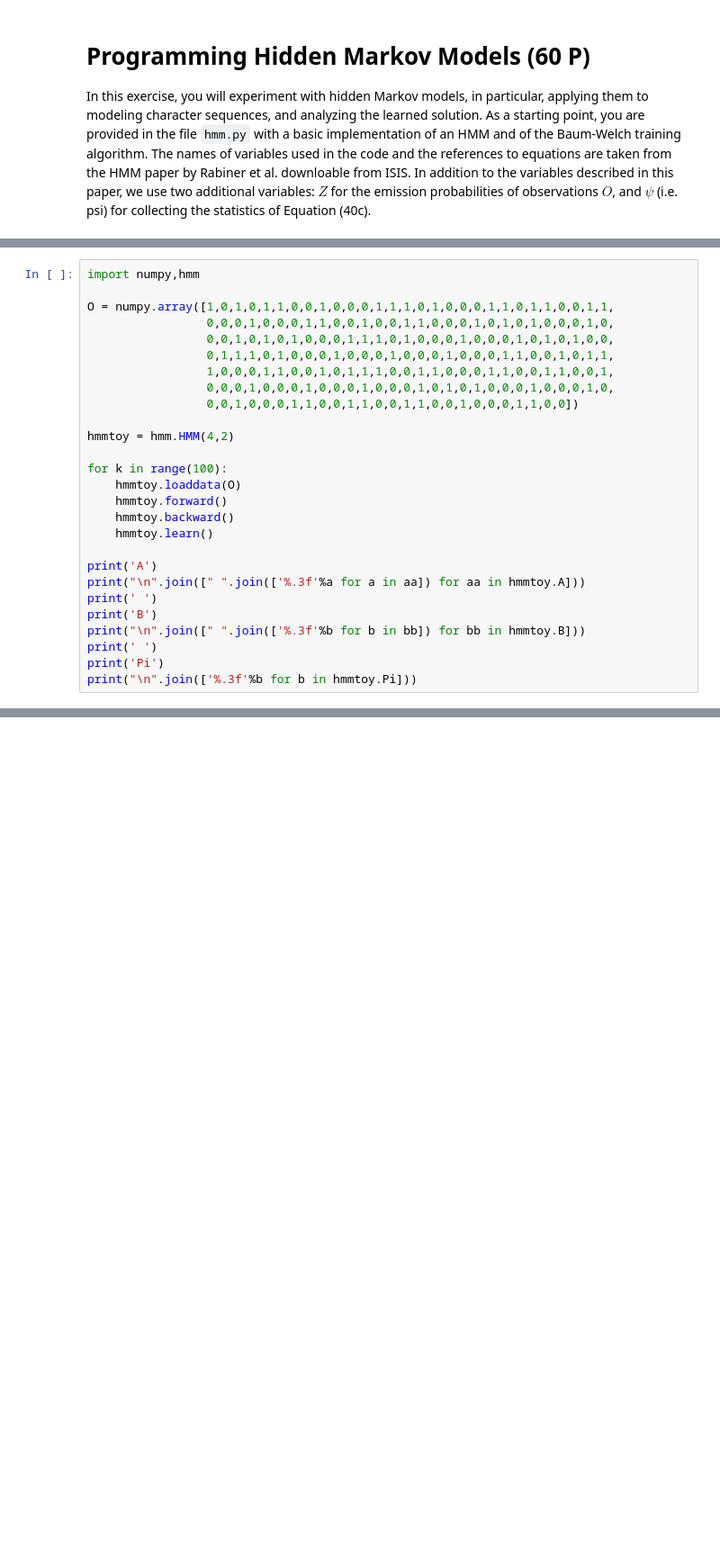
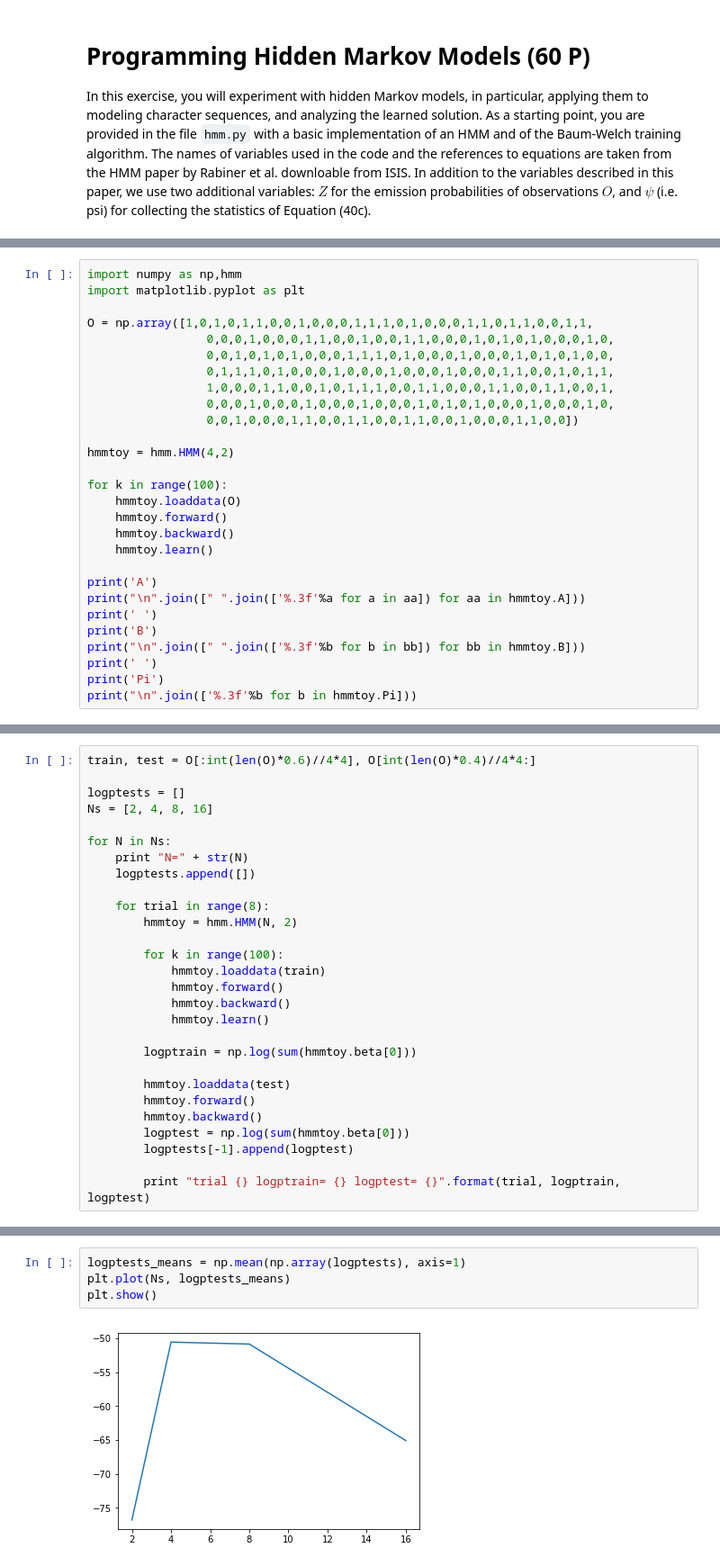
Before and after one commit to WGierke/machine_learning_2, a Jupyter notebook: exercise08/sheet08.ipynb, the cells around one changed output, grey strips where cells are left out. Shown: that part at 90% size. Saved outputs shown, nothing was run; the diff lists cells and outputs as text; blank space fills up the shorter version.

```diff
--- a/exercise08/sheet08.ipynb
+++ b/exercise08/sheet08.ipynb
@@ -13,9 +13,10 @@ We first look at a toy example of an HMM trained on a binary sequence. The train
 * *Describe* qualitatively the solution $A,B$ learned by the model.
 * *Explain* how the solution $\lambda = (A,B)$ relates to the sequence of observations $O$ that has been modeled.
 # %%
-import numpy,hmm
+import numpy as np,hmm
+import matplotlib.pyplot as plt
 
-O = numpy.array([1,0,1,0,1,1,0,0,1,0,0,0,1,1,1,0,1,0,0,0,1,1,0,1,1,0,0,1,1,
+O = np.array([1,0,1,0,1,1,0,0,1,0,0,0,1,1,1,0,1,0,0,0,1,1,0,1,1,0,0,1,1,
                  0,0,0,1,0,0,0,1,1,0,0,1,0,0,1,1,0,0,0,1,0,1,0,1,0,0,0,1,0,
                  0,0,1,0,1,0,1,0,0,0,1,1,1,0,1,0,0,0,1,0,0,0,1,0,1,0,1,0,0,
                  0,1,1,1,0,1,0,0,0,1,0,0,0,1,0,0,0,1,0,0,0,1,1,0,0,1,0,1,1,
@@ -53,0 +82,28 @@ solutions.question1b(O,hmm.HMM)
+# %%
+train, test = O[:int(len(O)*0.6)//4*4], O[int(len(O)*0.4)//4*4:]
+
+logptests = []
+Ns = [2, 4, 8, 16]
+
+for N in Ns:
+    print "N=" + str(N)
+    logptests.append([])
+
+    for trial in range(8):
+        hmmtoy = hmm.HMM(N, 2)
+
+        for k in range(100):
+            hmmtoy.loaddata(train)
+            hmmtoy.forward()
+            hmmtoy.backward()
+            hmmtoy.learn()
+
+        logptrain = np.log(sum(hmmtoy.beta[0]))
+
+        hmmtoy.loaddata(test)
+        hmmtoy.forward()
+        hmmtoy.backward()
+        logptest = np.log(sum(hmmtoy.beta[0]))
+        logptests[-1].append(logptest)
+
+        print "trial {} logptrain= {} logptest= {}".format(trial, logptrain, logptest)
@@ -53,0 +128,6 @@ solutions.question1b(O,hmm.HMM)
+# %%
+logptests_means = np.mean(np.array(logptests), axis=1)
+plt.plot(Ns, logptests_means)
+plt.show()
+# %% [output]
+[figure, added]
```
Also changed, not shown: parts of 15 cells of this notebook, 2 other files.
